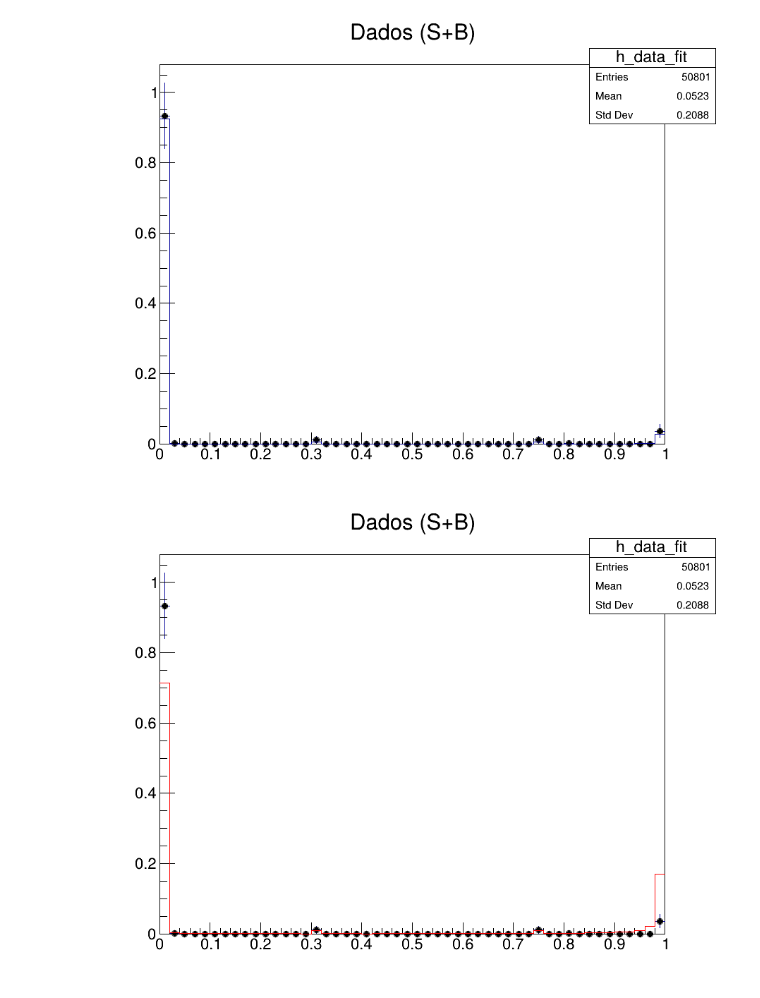
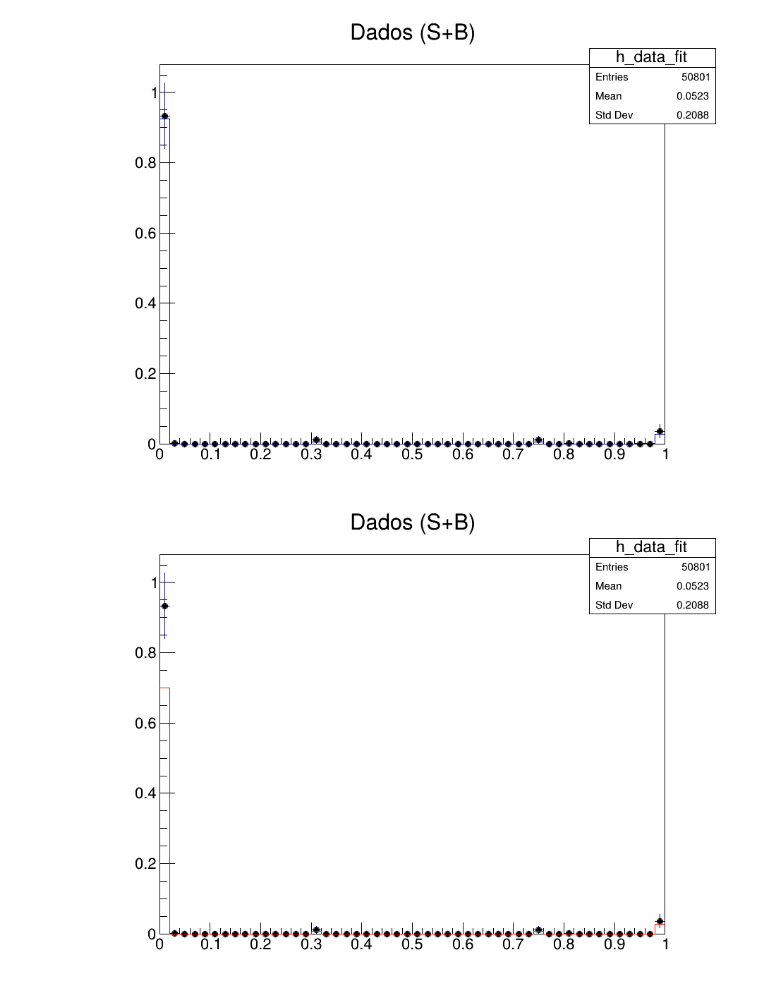
Before and after one commit to LeviPhelipe/Analise-2b2mu-2h, a Jupyter notebook: v_2/Fit_git.ipynb, the cells around one changed output. Drawn from its saved outputs; the diff is of its cells as text; code cells hidden in the pictures.

```diff
--- a/v_2/Fit_git.ipynb
+++ b/v_2/Fit_git.ipynb
@@ -87,9 +87,10 @@ alpha = 0.25  # <-- ajuste aqui a fração de sinal manualmente
 
 # Combinação linear correta
 h_manual = h_signal_fit.Clone("h_manual")
-h_manual.Scale(alpha)
-#h_manual.Add(h_manual, h
-h_manual.Add(h_background_fit, 1 - alpha)
+h_manual.Reset()
+#h_manual.Scale(alpha)
+h_manual.Add(h_manual, h_background_fit, alpha, 1 - alpha)
+#h_manual.Add(h_background_fit, 1 - alpha)
 
 # Plot da combinação manual
 c2 = ROOT.TCanvas("c2", f"Proporcao manual (alpha={alpha})", 900, 700)
@@ -126,2 +128,2 @@ Warning in <TCanvas::Constructor>: Deleting canvas with same name: c1
 [figure]
-[figure, old version]
+[figure, new version]
```
Also changed, not shown: parts of 1 cell of this notebook.
